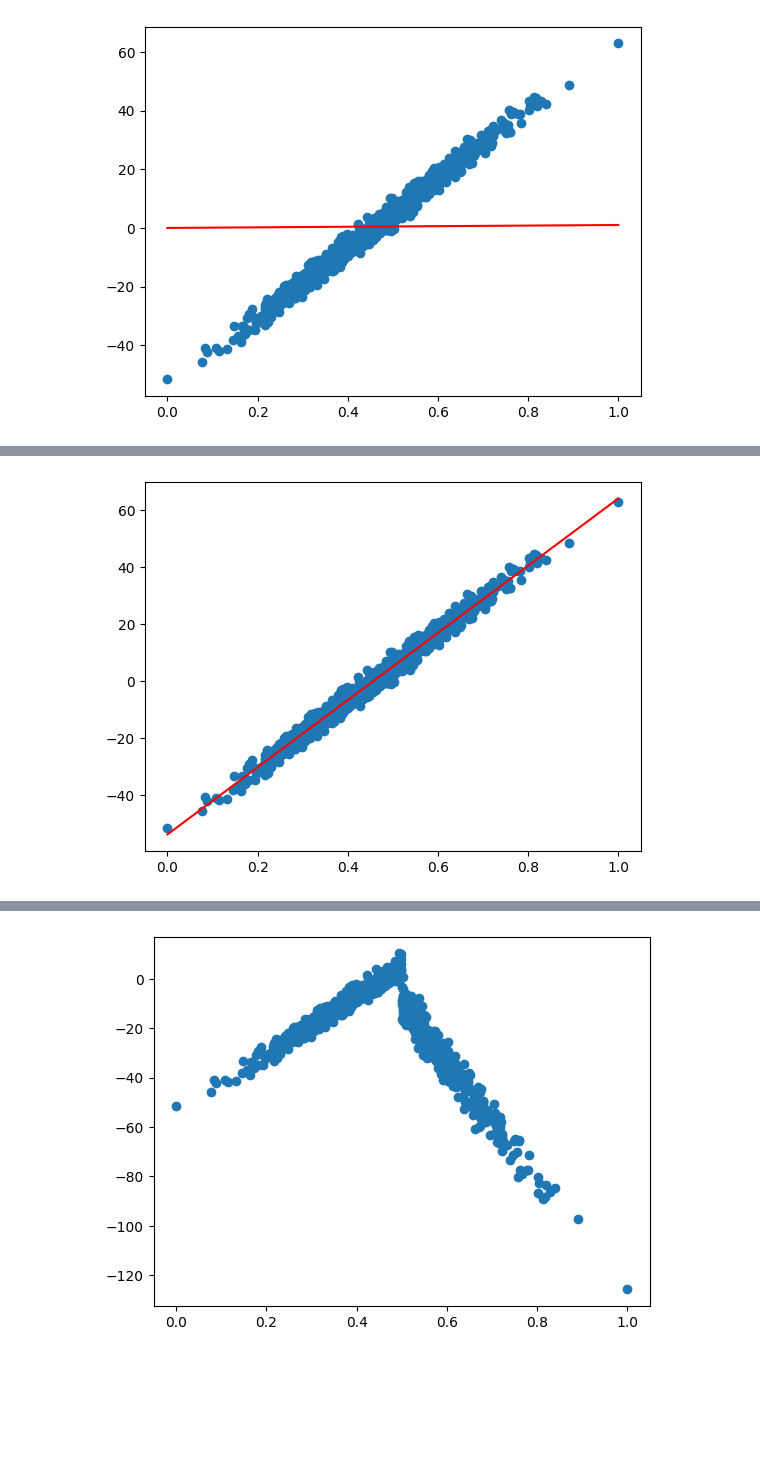
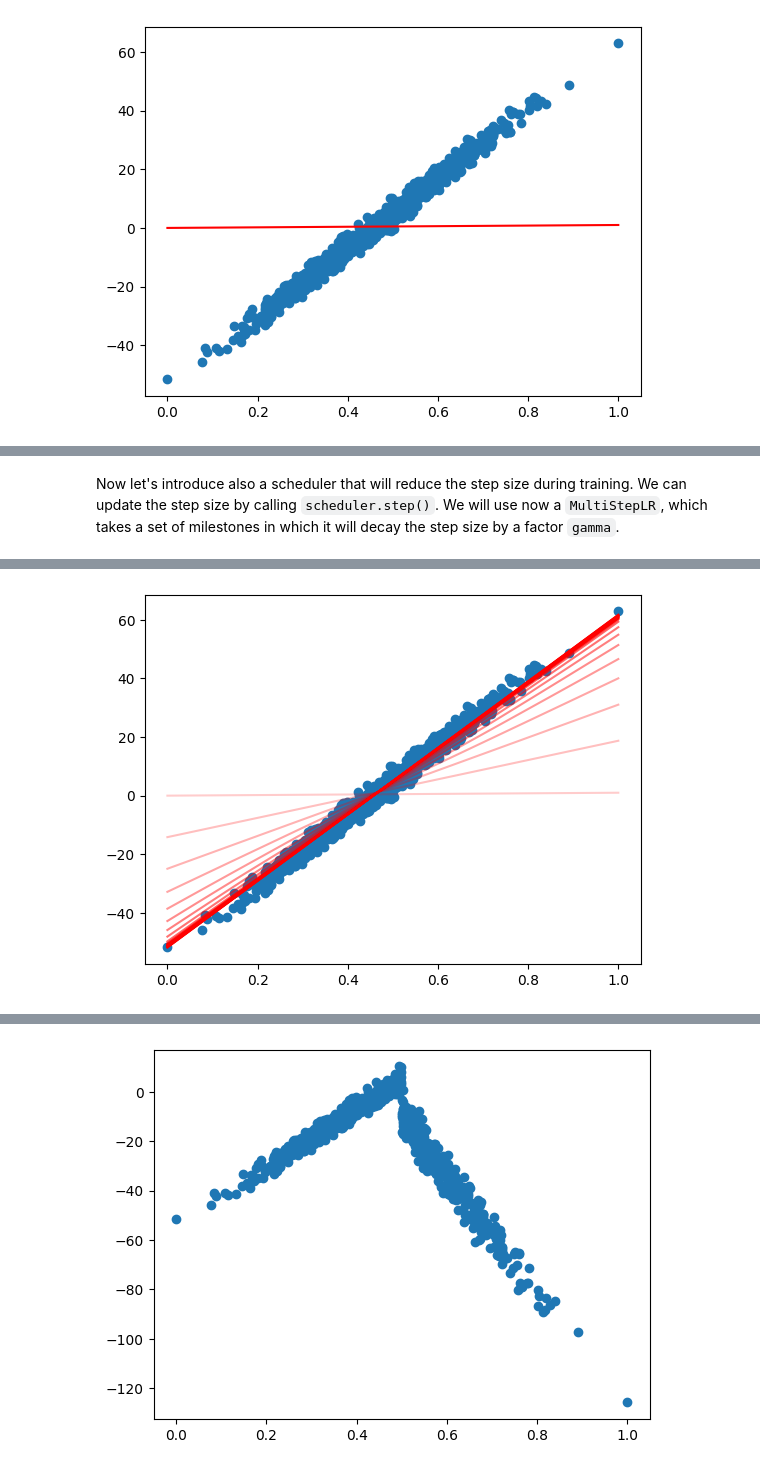
Before and after one commit to battistabiggio/ai4dev, a Jupyter notebook: notebooks/AI4Dev_04_dnns.ipynb, the cells around one changed output, grey strips where cells are left out. Cells and saved outputs as stored; diff of their text form; code cells hidden in the pictures; blank space fills up the shorter version.

```diff
--- a/notebooks/AI4Dev_04_dnns.ipynb
+++ b/notebooks/AI4Dev_04_dnns.ipynb
@@ -102,23 +362,31 @@ plot_points(samples, labels)
 # %%
 from torch.optim import Adam
 
-params = torch.tensor([1.0, 0.5], requires_grad=True)
 
 def training_loop(n_epochs, learning_rate, params, x, y):
+    # define the optimizer
     optimizer = Adam([params], lr=learning_rate)
-    for epoch in range(1, n_epochs + 1):
+    for epoch in range(n_epochs):
         y_pred = model(x, *params)
         loss = loss_fn(y_pred, y)
         loss.backward()
+        if epoch % 100 == 0:
+            print('Epoch %d, Loss %f' % (epoch, float(loss)))
+            plot_line(*params, alpha=min(1.0, 0.2 + epoch/n_epochs))
+        # update the parameters
         optimizer.step()
-        if epoch % 500 == 0:
-            print('Epoch %d, Loss %f' % (epoch, float(loss)))
-        params.grad.zero_()
+        # clears the gradients on the parameters
+        optimizer.zero_grad()
     return params
 
+params = torch.tensor([1.0, 0.0], requires_grad=True)
+
+print("initial parameters")
 print(params)
-training_loop(5000, 1e-1, params, samples, labels)
+training_loop(2000, 1e-1, params, samples, labels)
 
 plot_line(*params)
 plot_points(samples, labels)
+print("final parameters")
+print(params)
 # %% [output]
@@ -137,27 +411,39 @@ Epoch 5000, Loss 3.920723
+# %% [markdown]
+Now let's introduce also a scheduler that will reduce the step size during training. We can update the step size by calling `scheduler.step()`.
+We will use now a `MultiStepLR`, which takes a set of milestones in which it will decay the step size by a factor `gamma`.
 # %%
-from torch.optim import Adam
-from torch.optim.lr_scheduler import ReduceLROnPlateau
+from torch.optim import SGD
+from torch.optim.lr_scheduler import MultiStepLR
 
-params = torch.tensor([1.0, 0.5], requires_grad=True)
 
 def training_loop(n_epochs, learning_rate, params, x, y):
-    optimizer = Adam([params], lr=learning_rate)
-    scheduler = ReduceLROnPlateau(optimizer, 'min')
+    optimizer = SGD([params], lr=learning_rate)
+    scheduler = MultiStepLR(optimizer, milestones=[800, 900, 1000], gamma=0.5)
 
-    for epoch in range(1, n_epochs + 1):
+    for epoch in range(n_epochs):
         y_pred = model(x, *params)
         loss = loss_fn(y_pred, y)
         loss.backward()
+        if epoch % 100 == 0:
+            print('Epoch %d, Loss %f' % (epoch, float(loss)))
+            plot_line(*params, alpha=min(1.0, 0.2 + epoch/n_epochs))
+        # update the parameters
         optimizer.step()
-        if epoch % 500 == 0:
-            print('Epoch %d, Loss %f' % (epoch, float(loss)))
-        params.grad.zero_()
-        scheduler.step(loss)
+        # clears the gradients on the parameters
+        optimizer.zero_grad()
+        # updates the learning rate according to the scheduler rule
+        scheduler.step()
     return params
 
+params = torch.tensor([1.0, 0.0], requires_grad=True)
+
+print("initial parameters")
 print(params)
-training_loop(5000, 1e-1, params, samples, labels)
+# let's start from a bigger learning rate
+training_loop(2000, 1e-1, params, samples, labels)
 
 plot_line(*params)
 plot_points(samples, labels)
+print("final parameters")
+print(params)
 # %% [output]
@@ -175 +467 @@ Epoch 5000, Loss 3.924809
-[figure, old version]
+[figure, new version]
```
Also changed, not shown: parts of 46 cells of this notebook.
